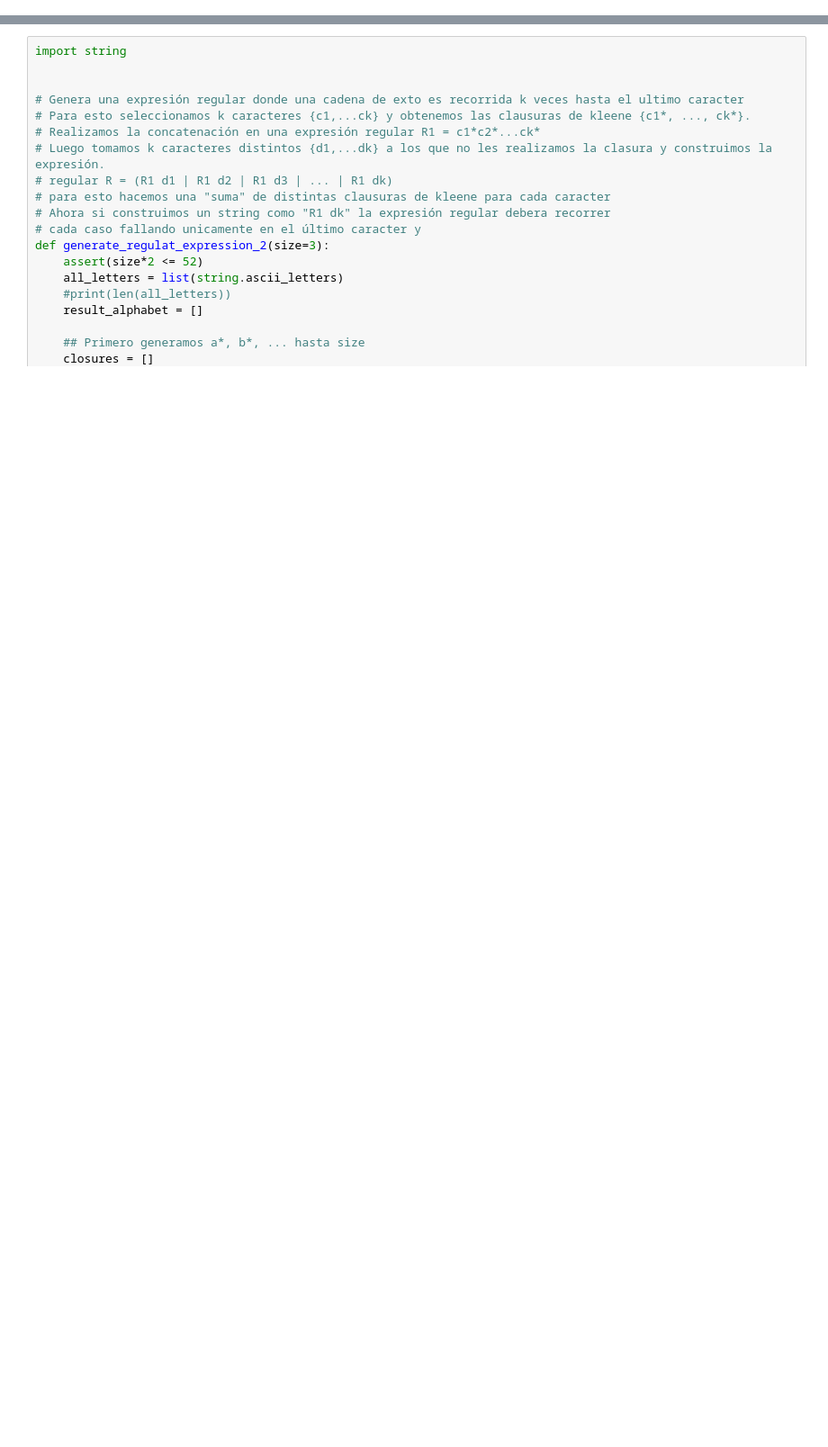
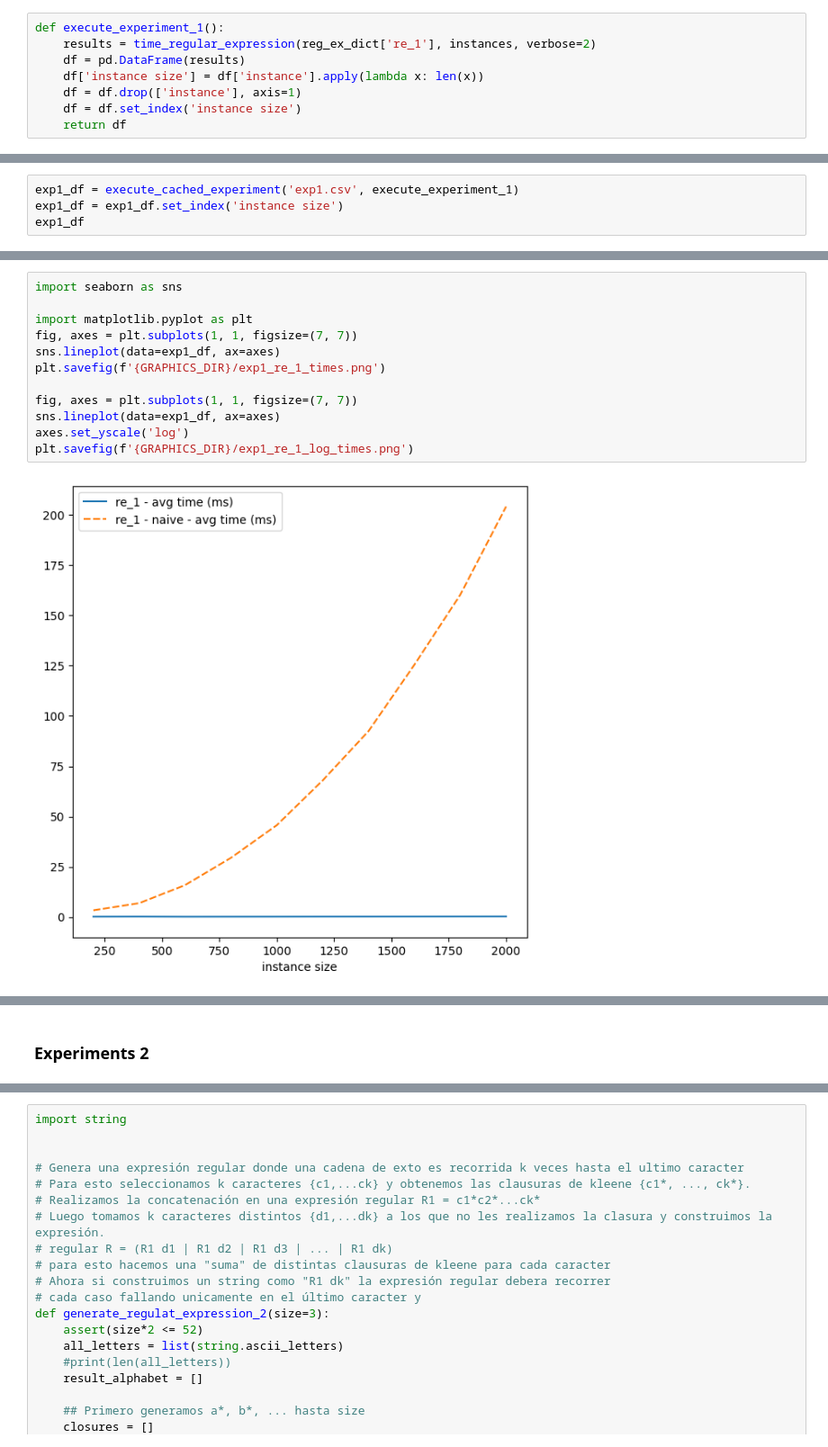
Before and after one commit to tomasmiguez/tp-tleng, a Jupyter notebook: experiments/tp1_experiments.ipynb, the cells around one changed output, grey strips where cells are left out. Shown at 90% size. Saved outputs shown, nothing was run; the diff lists cells and outputs as text; blank space fills up the shorter version.

```diff
--- a/experiments/tp1_experiments.ipynb
+++ b/experiments/tp1_experiments.ipynb
@@ -65,0 +135,8 @@ reg_ex_dict = {
+# %%
+def execute_experiment_1():
+    results = time_regular_expression(reg_ex_dict['re_1'], instances, verbose=2)
+    df = pd.DataFrame(results)
+    df['instance size'] = df['instance'].apply(lambda x: len(x))
+    df = df.drop(['instance'], axis=1)
+    df = df.set_index('instance size')
+    return df
@@ -65,0 +145,4 @@ reg_ex_dict = {
+# %%
+exp1_df = execute_cached_experiment('exp1.csv', execute_experiment_1)
+exp1_df = exp1_df.set_index('instance size')
+exp1_df
@@ -65,0 +162,14 @@ reg_ex_dict = {
+# %%
+import seaborn as sns
+
+import matplotlib.pyplot as plt
+fig, axes = plt.subplots(1, 1, figsize=(7, 7))
+sns.lineplot(data=exp1_df, ax=axes)
+plt.savefig(f'{GRAPHICS_DIR}/exp1_re_1_times.png')
+
+fig, axes = plt.subplots(1, 1, figsize=(7, 7))
+sns.lineplot(data=exp1_df, ax=axes)
+axes.set_yscale('log')
+plt.savefig(f'{GRAPHICS_DIR}/exp1_re_1_log_times.png')
+# %% [output]
+[figure, added]
@@ -65,0 +177,2 @@ reg_ex_dict = {
+# %% [markdown]
+### Experiments 2
```
Also changed, not shown: parts of 33 cells of this notebook, 8 other files.
